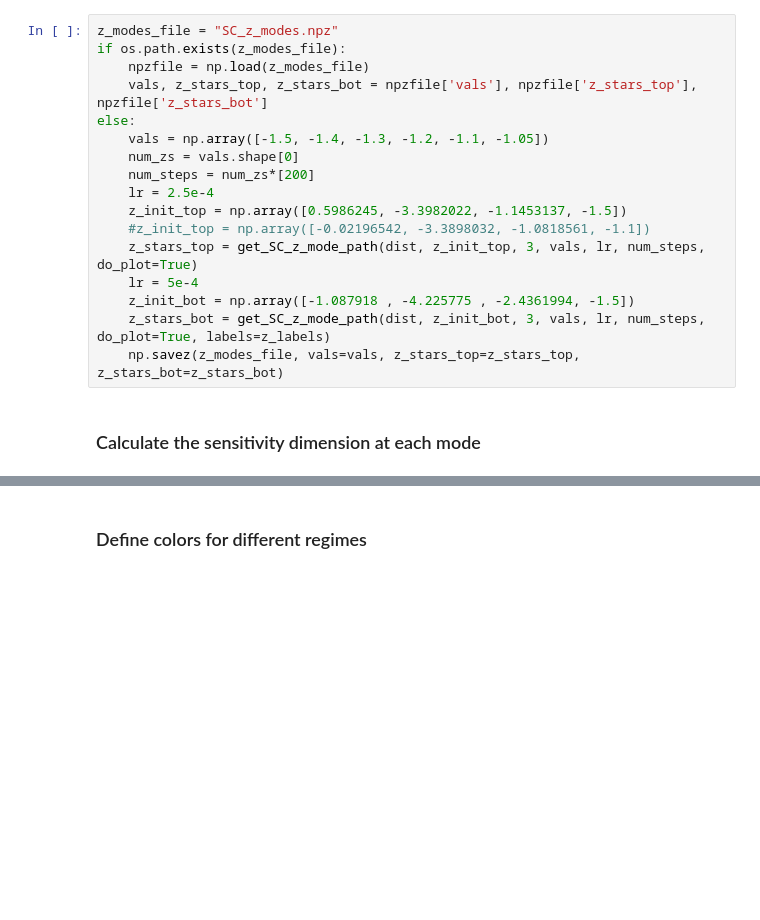
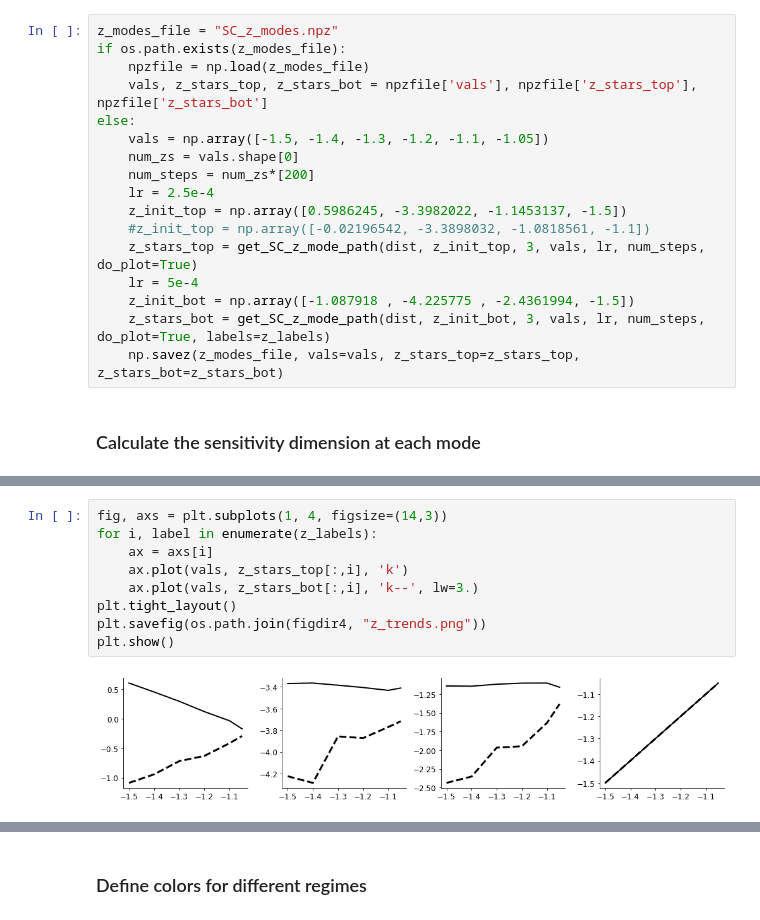
Before and after one commit to cunningham-lab/epi, a Jupyter notebook: notebooks/SC_Circuit/SC_acc_EPI_var_2.ipynb, the cells around one changed output, grey strips where cells are left out. Drawn from its saved outputs; the diff is of its cells as text; blank space fills up the shorter version.

```diff
--- a/notebooks/SC_Circuit/SC_acc_EPI_var_2.ipynb
+++ b/notebooks/SC_Circuit/SC_acc_EPI_var_2.ipynb
@@ -171,3 +169,14 @@ vs_lambda = np.array([eigs_from_z_analytic(vs[i]) for i in range(vs.shape[0])])
 WARNING:tensorflow:Using a while_loop for converting ScatterNd
 WARNING:tensorflow:Using a while_loop for converting ScatterNd
 WARNING:tensorflow:Using a while_loop for converting ScatterNd
+# %%
+fig, axs = plt.subplots(1, 4, figsize=(14,3))
+for i, label in enumerate(z_labels):
+    ax = axs[i]
+    ax.plot(vals, z_stars_top[:,i], 'k')
+    ax.plot(vals, z_stars_bot[:,i], 'k--', lw=3.)
+plt.tight_layout()
+plt.savefig(os.path.join(figdir4, "z_trends.png"))
+plt.show()
+# %% [output]
+[figure, added]
```
Also changed, not shown: parts of 10 cells of this notebook, 1 other file.
